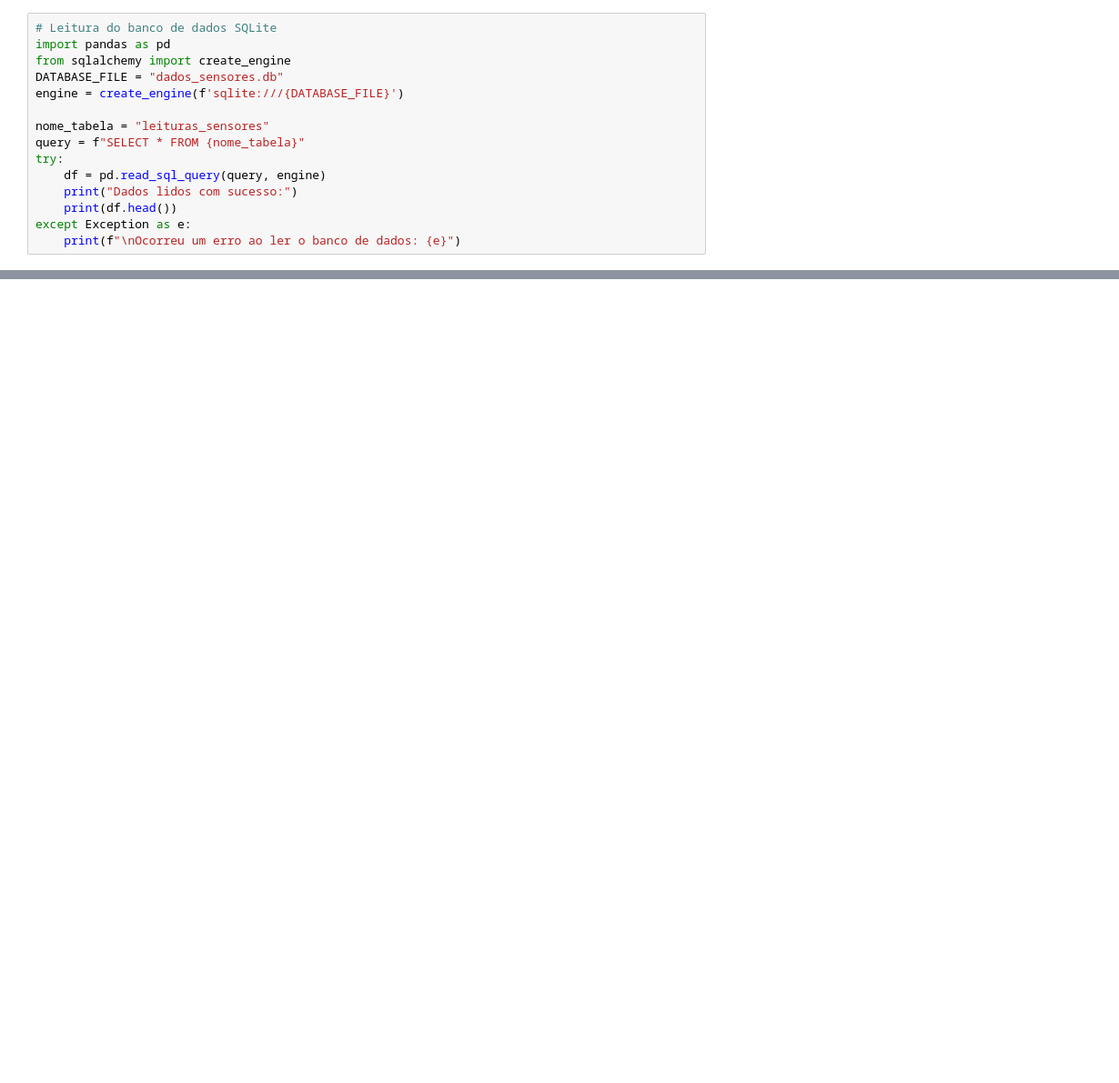
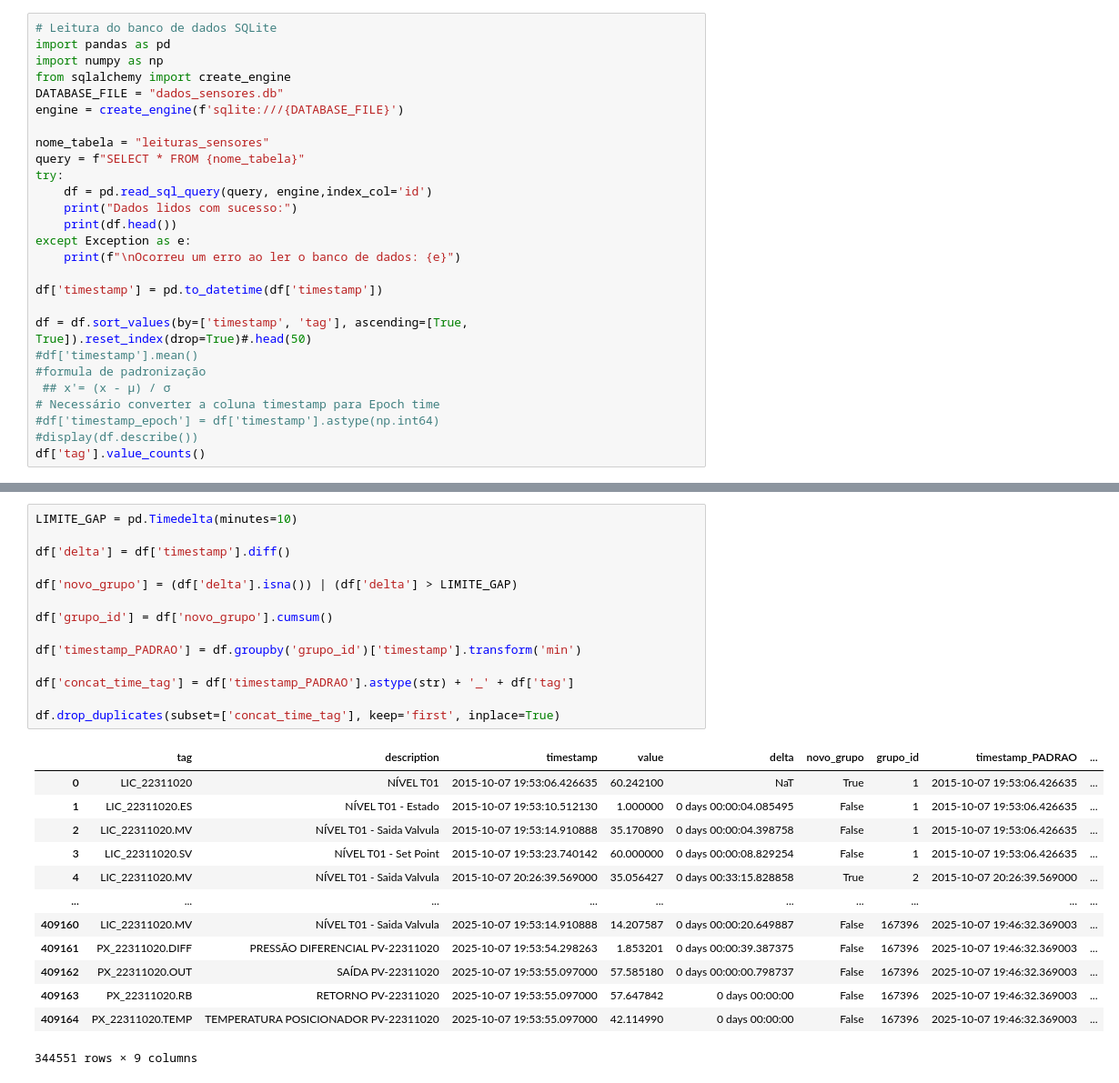
Before and after one commit to wateuz/planejamento_manutencao_ml, a Jupyter notebook: main.ipynb, the cells around one changed output, grey strips where cells are left out. Shown at 91% size. Cells and saved outputs as stored; diff of their text form; blank space fills up the shorter version.

```diff
--- a/main.ipynb
+++ b/main.ipynb
@@ -1,6 +1,7 @@
 # %%
 # Leitura do banco de dados SQLite
 import pandas as pd
+import numpy as np
 from sqlalchemy import create_engine
 DATABASE_FILE = "dados_sensores.db"
 engine = create_engine(f'sqlite:///{DATABASE_FILE}')
@@ -8,10 +9,21 @@ engine = create_engine(f'sqlite:///{DATABASE_FILE}')
 nome_tabela = "leituras_sensores"
 query = f"SELECT * FROM {nome_tabela}"
 try:
-    df = pd.read_sql_query(query, engine)
+    df = pd.read_sql_query(query, engine,index_col='id')
     print("Dados lidos com sucesso:")
     print(df.head())
 except Exception as e:
     print(f"\nOcorreu um erro ao ler o banco de dados: {e}")
+
+df['timestamp'] = pd.to_datetime(df['timestamp'])
+
+df = df.sort_values(by=['timestamp', 'tag'], ascending=[True, True]).reset_index(drop=True)#.head(50)
+#df['timestamp'].mean()
+#formula de padronização
+ ## x'= (x - μ) / σ
+# Necessário converter a coluna timestamp para Epoch time
+#df['timestamp_epoch'] = df['timestamp'].astype(np.int64)
+#display(df.describe())
+df['tag'].value_counts()
 # %% [output]
 Dados lidos com sucesso:
@@ -23,0 +51,28 @@ Dados lidos com sucesso:
+# %%
+LIMITE_GAP = pd.Timedelta(minutes=10)
+
+df['delta'] = df['timestamp'].diff()
+
+df['novo_grupo'] = (df['delta'].isna()) | (df['delta'] > LIMITE_GAP)
+
+df['grupo_id'] = df['novo_grupo'].cumsum()
+
+df['timestamp_PADRAO'] = df.groupby('grupo_id')['timestamp'].transform('min')
+
+df['concat_time_tag'] = df['timestamp_PADRAO'].astype(str) + '_' + df['tag']
+
+df.drop_duplicates(subset=['concat_time_tag'], keep='first', inplace=True)
+# %% [output]
+|  | tag | description | timestamp | value | delta | novo_grupo | grupo_id | timestamp_PADRAO | ... |
+| 0 | LIC_22311020 | NÍVEL T01 | 2015-10-07 19:53:06.426635 | 60.242100 | NaT | True | 1 | 2015-10-07 19:53:06.426635 | ... |
+| 1 | LIC_22311020.ES | NÍVEL T01 - Estado | 2015-10-07 19:53:10.512130 | 1.000000 | 0 days 00:00:04.085495 | False | 1 | 2015-10-07 19:53:06.426635 | ... |
+| 2 | LIC_22311020.MV | NÍVEL T01 - Saida Valvula | 2015-10-07 19:53:14.910888 | 35.170890 | 0 days 00:00:04.398758 | False | 1 | 2015-10-07 19:53:06.426635 | ... |
+| 3 | LIC_22311020.SV | NÍVEL T01 - Set Point | 2015-10-07 19:53:23.740142 | 60.000000 | 0 days 00:00:08.829254 | False | 1 | 2015-10-07 19:53:06.426635 | ... |
+| 4 | LIC_22311020.MV | NÍVEL T01 - Saida Valvula | 2015-10-07 20:26:39.569000 | 35.056427 | 0 days 00:33:15.828858 | True | 2 | 2015-10-07 20:26:39.569000 | ... |
+| ... | ... | ... | ... | ... | ... | ... | ... | ... | ... |
+| 409160 | LIC_22311020.MV | NÍVEL T01 - Saida Valvula | 2025-10-07 19:53:14.910888 | 14.207587 | 0 days 00:00:20.649887 | False | 167396 | 2025-10-07 19:46:32.369003 | ... |
+| 409161 | PX_22311020.DIFF | PRESSÃO DIFERENCIAL PV-22311020 | 2025-10-07 19:53:54.298263 | 1.853201 | 0 days 00:00:39.387375 | False | 167396 | 2025-10-07 19:46:32.369003 | ... |
+| 409162 | PX_22311020.OUT | SAÍDA PV-22311020 | 2025-10-07 19:53:55.097000 | 57.585180 | 0 days 00:00:00.798737 | False | 167396 | 2025-10-07 19:46:32.369003 | ... |
+| 409163 | PX_22311020.RB | RETORNO PV-22311020 | 2025-10-07 19:53:55.097000 | 57.647842 | 0 days 00:00:00 | False | 167396 | 2025-10-07 19:46:32.369003 | ... |
+| 409164 | PX_22311020.TEMP | TEMPERATURA POSICIONADOR PV-22311020 | 2025-10-07 19:53:55.097000 | 42.114990 | 0 days 00:00:00 | False | 167396 | 2025-10-07 19:46:32.369003 | ... |
+344551 rows × 9 columns
```
Also changed, not shown: parts of 11 cells of this notebook.
